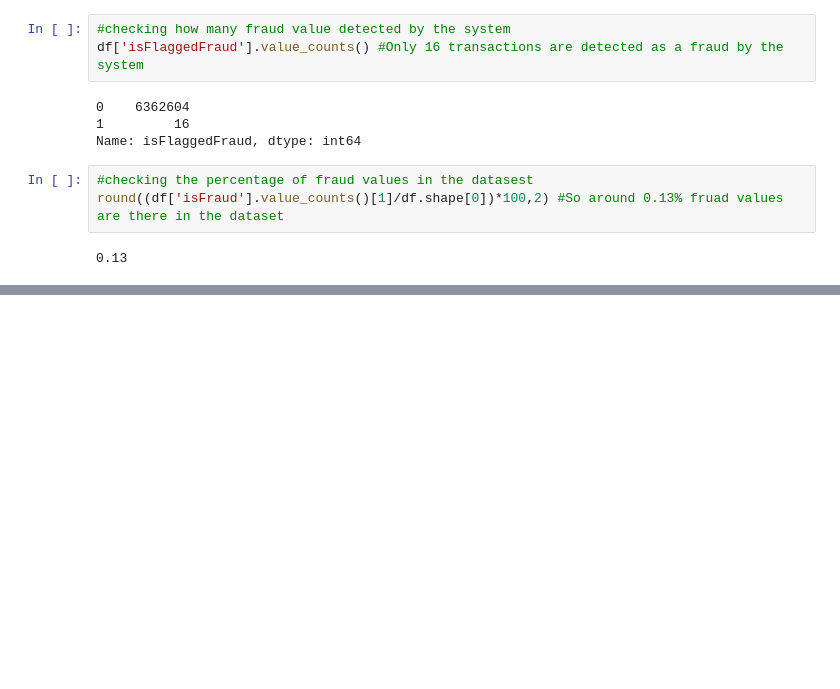
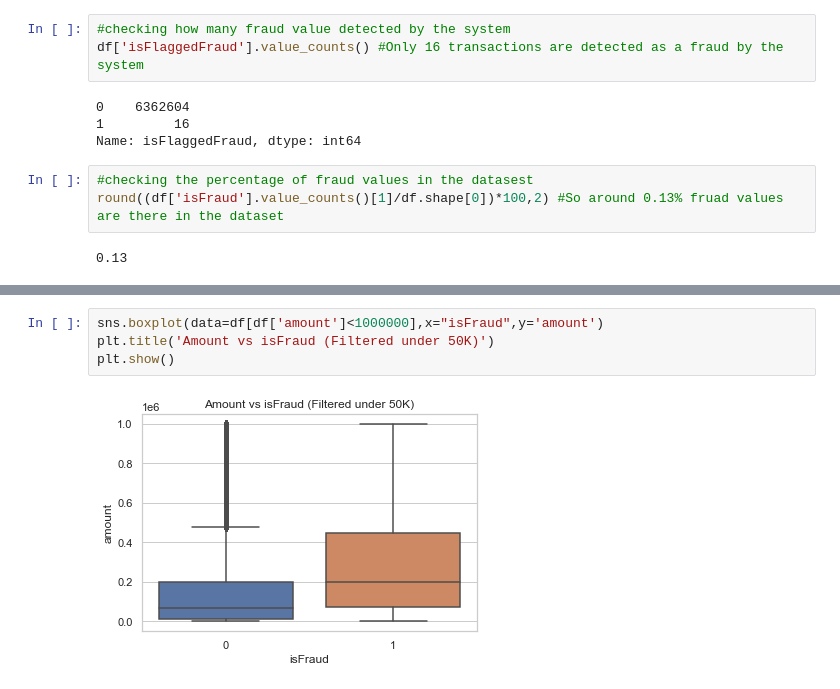
Before and after one commit to DarshilTheCoder/Fraud-Detection-Project, a Jupyter notebook: project.ipynb, the cells around one changed output, grey strips where cells are left out. Saved outputs shown, nothing was run; the diff lists cells and outputs as text; blank space fills up the shorter version.

```diff
--- a/project.ipynb
+++ b/project.ipynb
@@ -121,0 +167,6 @@ plt.show()
+# %%
+sns.boxplot(data=df[df['amount']<1000000],x="isFraud",y='amount')
+plt.title('Amount vs isFraud (Filtered under 50K)')
+plt.show()
+# %% [output]
+[figure, added]
```
Also changed, not shown: parts of 17 cells of this notebook.
